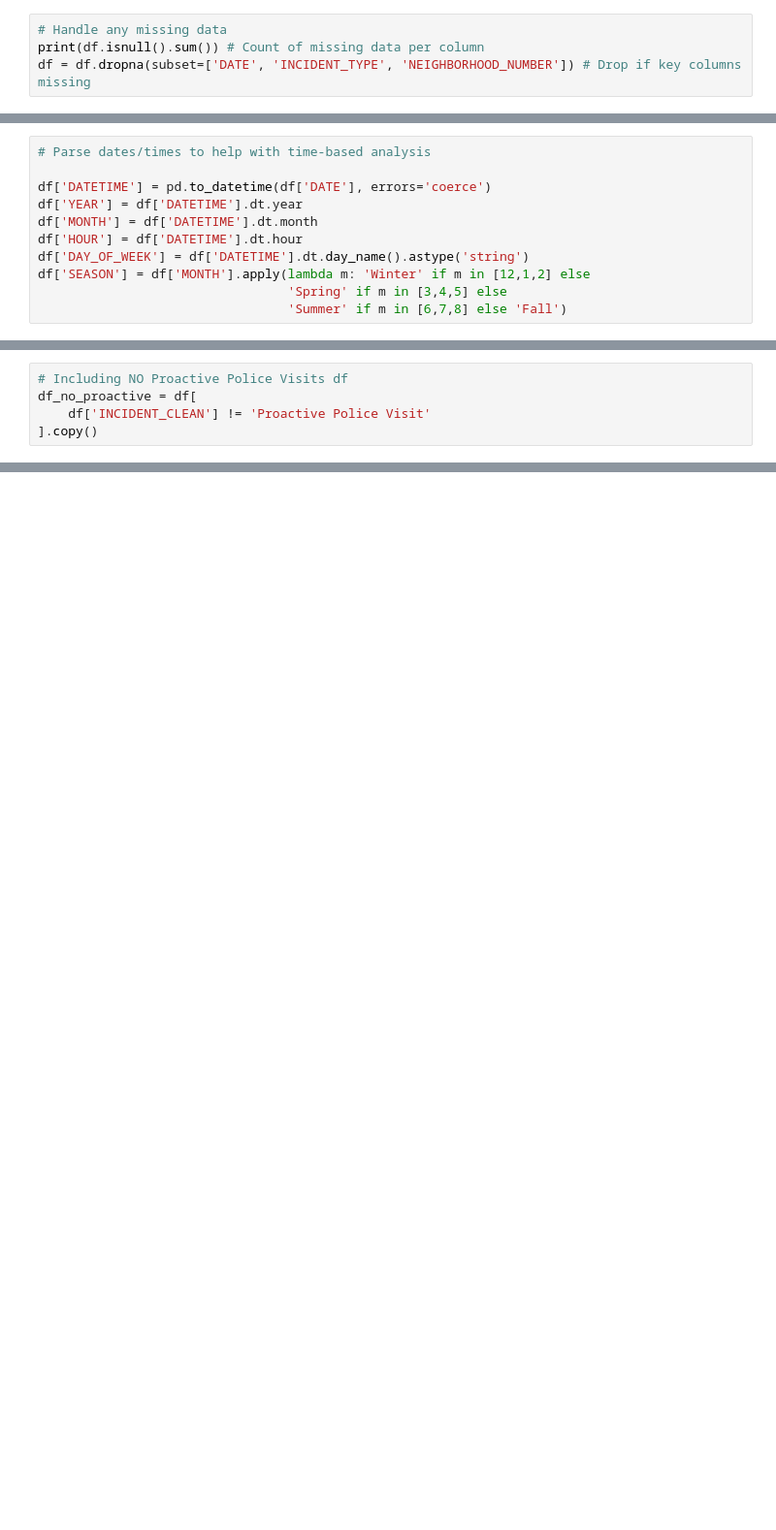
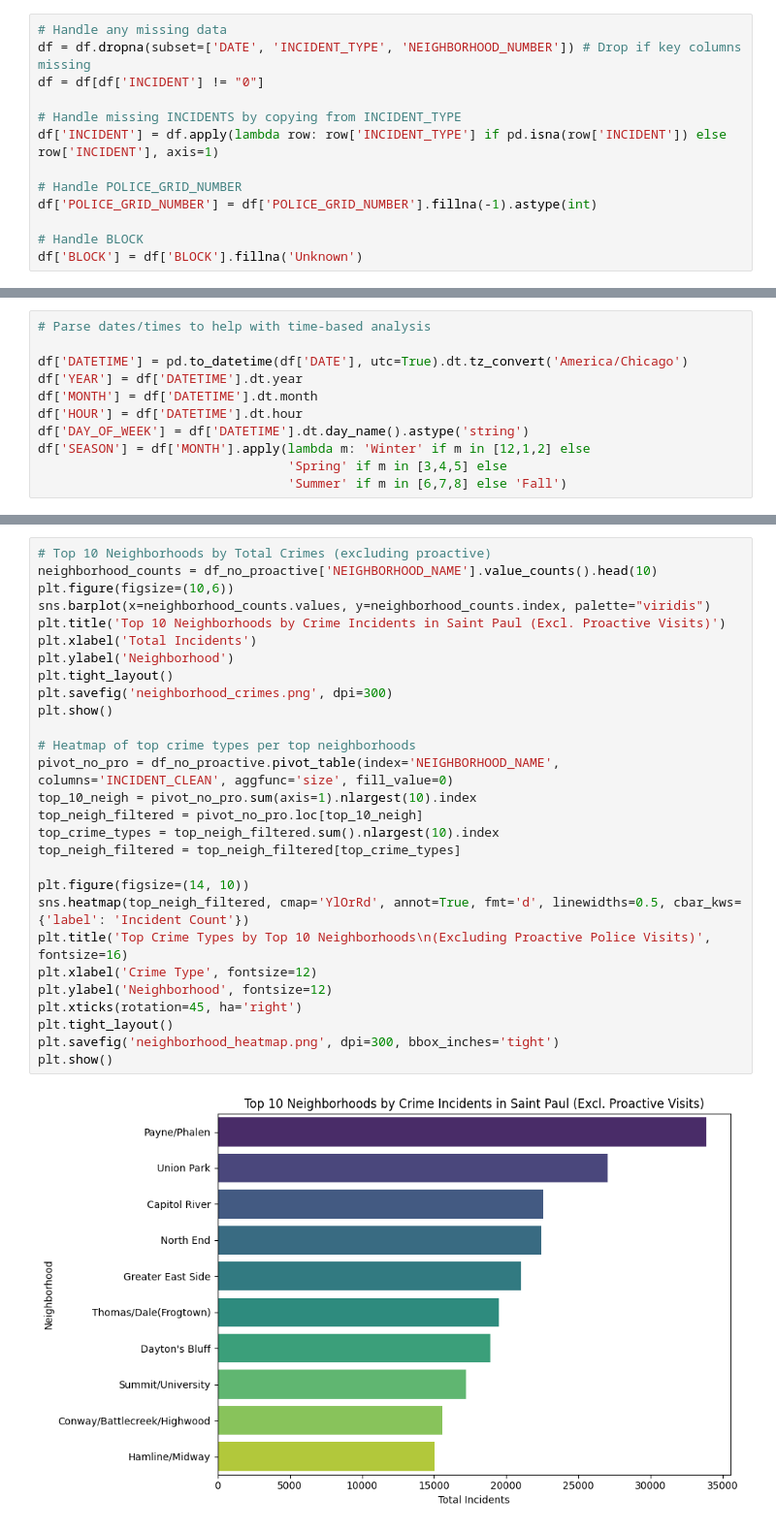
Before and after one commit to ddowdell99/Saint-Paul-Crime-Analysis, a Jupyter notebook: analysis.ipynb, the cells around one changed output, grey strips where cells are left out. Shown at 97% size. Saved outputs shown, nothing was run; the diff lists cells and outputs as text; blank space fills up the shorter version.

Commit message:
Updated incident clean and cleaned up file structure and analysis

```diff
--- a/analysis.ipynb
+++ b/analysis.ipynb
@@ -29,4 +39,13 @@ max              17.000000     NaN  560025.000000
 # %%
 # Handle any missing data
-print(df.isnull().sum()) # Count of missing data per column
 df = df.dropna(subset=['DATE', 'INCIDENT_TYPE', 'NEIGHBORHOOD_NUMBER']) # Drop if key columns missing
+df = df[df['INCIDENT'] != "0"]
+
+# Handle missing INCIDENTS by copying from INCIDENT_TYPE
+df['INCIDENT'] = df.apply(lambda row: row['INCIDENT_TYPE'] if pd.isna(row['INCIDENT']) else row['INCIDENT'], axis=1)
+
+# Handle POLICE_GRID_NUMBER
+df['POLICE_GRID_NUMBER'] = df['POLICE_GRID_NUMBER'].fillna(-1).astype(int)
+
+# Handle BLOCK
+df['BLOCK'] = df['BLOCK'].fillna('Unknown')
@@ -49,7 +52,7 @@ dtype: int64
 # %%
 # Parse dates/times to help with time-based analysis
 
-df['DATETIME'] = pd.to_datetime(df['DATE'], errors='coerce')
+df['DATETIME'] = pd.to_datetime(df['DATE'], utc=True).dt.tz_convert('America/Chicago')
 df['YEAR'] = df['DATETIME'].dt.year
 df['MONTH'] = df['DATETIME'].dt.month
 df['HOUR'] = df['DATETIME'].dt.hour
@@ -148,5 +84,0 @@ df.to_csv('cleaned_crime_data.csv', index=False)
-# %%
-# Including NO Proactive Police Visits df
-df_no_proactive = df[
-    df['INCIDENT_CLEAN'] != 'Proactive Police Visit'
-].copy()
@@ -241,0 +85,30 @@ plt.show()
+# %%
+# Top 10 Neighborhoods by Total Crimes (excluding proactive)
+neighborhood_counts = df_no_proactive['NEIGHBORHOOD_NAME'].value_counts().head(10)
+plt.figure(figsize=(10,6))
+sns.barplot(x=neighborhood_counts.values, y=neighborhood_counts.index, palette="viridis")
+plt.title('Top 10 Neighborhoods by Crime Incidents in Saint Paul (Excl. Proactive Visits)')
+plt.xlabel('Total Incidents')
+plt.ylabel('Neighborhood')
+plt.tight_layout()
+plt.savefig('neighborhood_crimes.png', dpi=300)
+plt.show()
+
+# Heatmap of top crime types per top neighborhoods
+pivot_no_pro = df_no_proactive.pivot_table(index='NEIGHBORHOOD_NAME', columns='INCIDENT_CLEAN', aggfunc='size', fill_value=0)
+top_10_neigh = pivot_no_pro.sum(axis=1).nlargest(10).index
+top_neigh_filtered = pivot_no_pro.loc[top_10_neigh]
+top_crime_types = top_neigh_filtered.sum().nlargest(10).index
+top_neigh_filtered = top_neigh_filtered[top_crime_types]
+
+plt.figure(figsize=(14, 10))
+sns.heatmap(top_neigh_filtered, cmap='YlOrRd', annot=True, fmt='d', linewidths=0.5, cbar_kws={'label': 'Incident Count'})
+plt.title('Top Crime Types by Top 10 Neighborhoods\n(Excluding Proactive Police Visits)', fontsize=16)
+plt.xlabel('Crime Type', fontsize=12)
+plt.ylabel('Neighborhood', fontsize=12)
+plt.xticks(rotation=45, ha='right')
+plt.tight_layout()
+plt.savefig('neighborhood_heatmap.png', dpi=300, bbox_inches='tight')
+plt.show()
+# %% [output]
+[figure, added]
```
Also changed, not shown: parts of 12 cells of this notebook, 9 other files.
